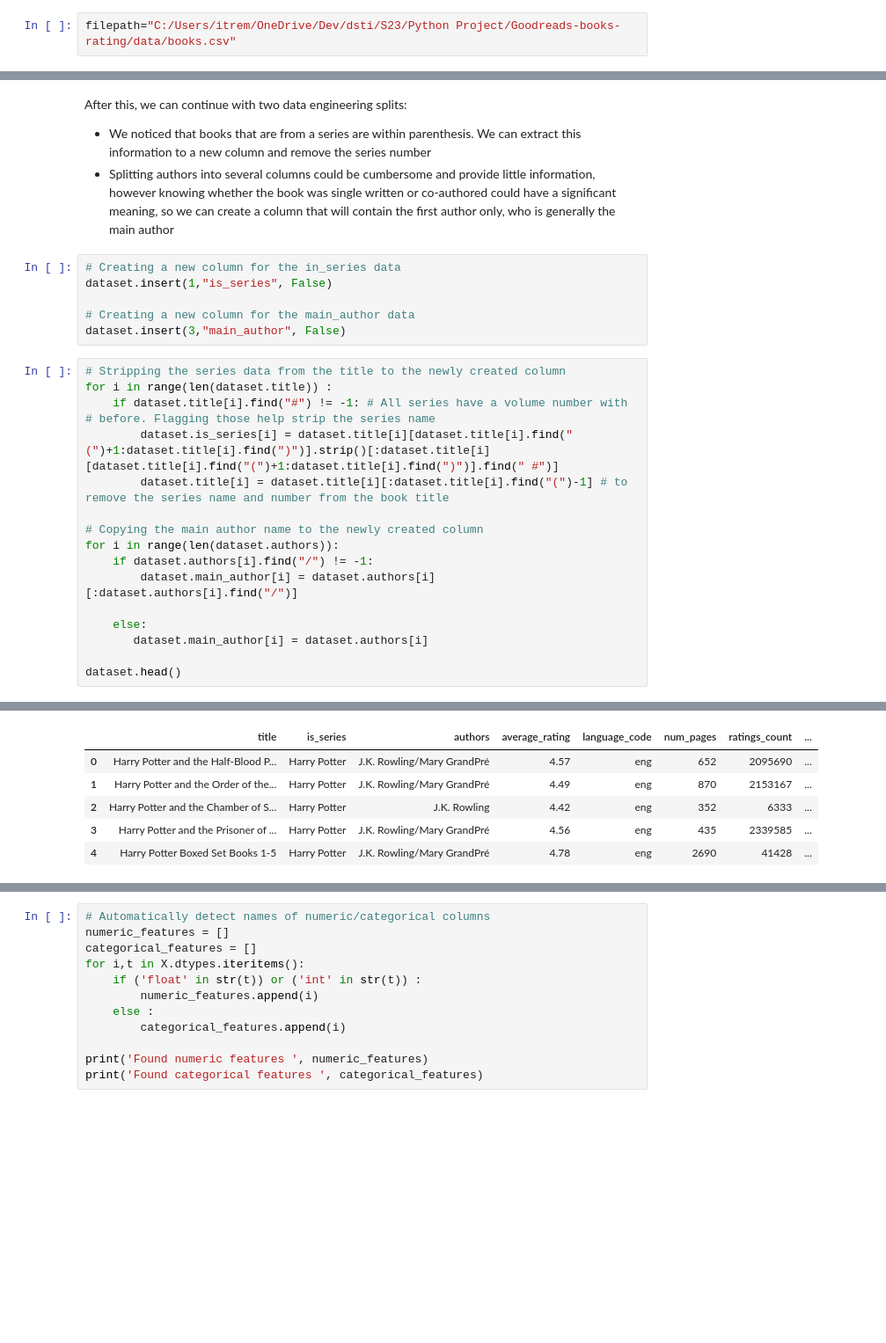
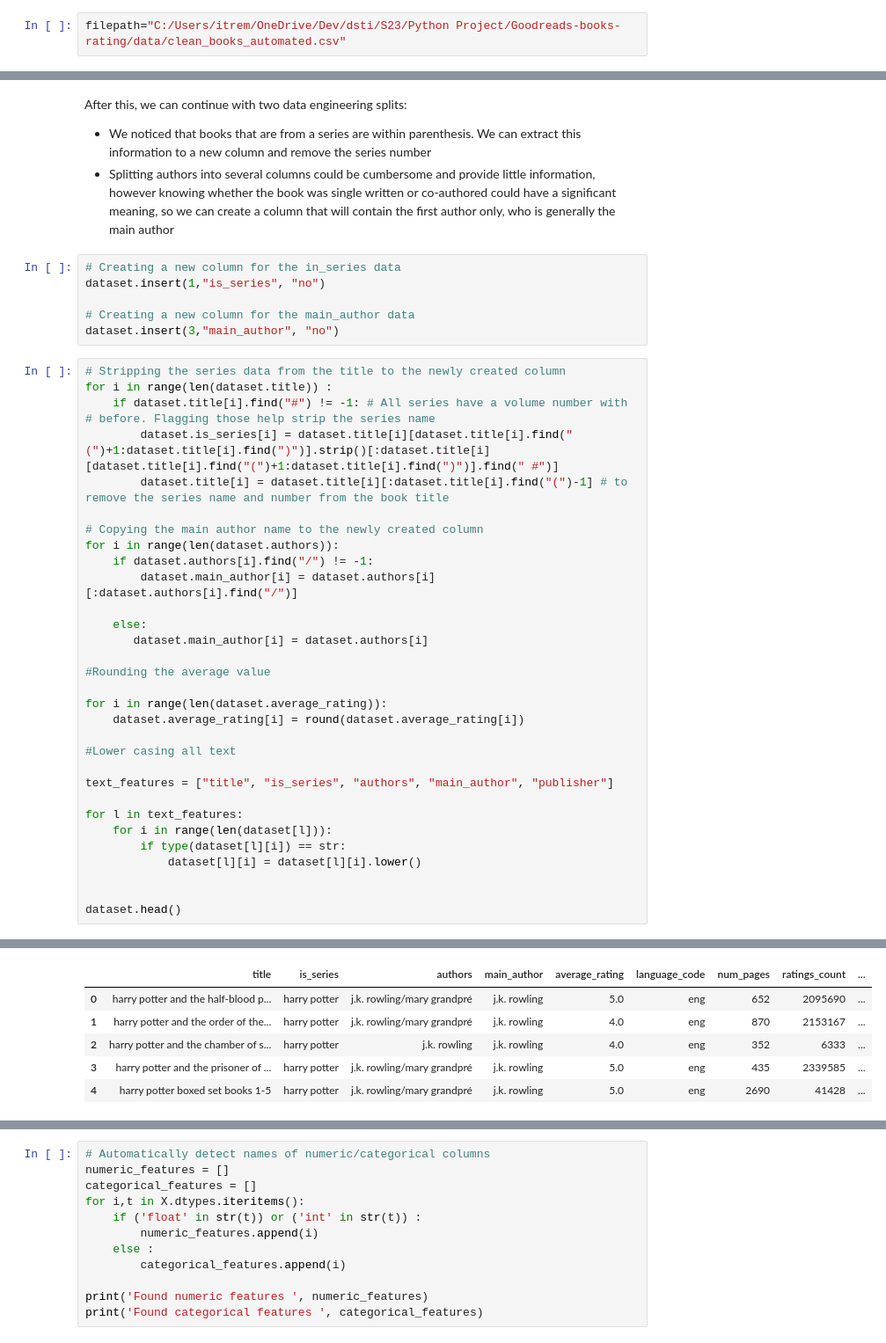
Before and after one commit to SouheilMaatoug/Goodreads-books-rating, a Jupyter notebook: notebooks/ds_workfile_rrd.ipynb, the cells around one changed output, grey strips where cells are left out. Shown: that part at 88% size. Cells and saved outputs as stored; diff of their text form; blank space fills up the shorter version.

Commit message:
(RRD) final Decission Tree file cleaning and model

```diff
--- a/notebooks/ds_workfile_rrd.ipynb
+++ b/notebooks/ds_workfile_rrd.ipynb
@@ -21,7 +22,7 @@ warnings.filterwarnings("ignore", category=DeprecationWarning) # to avoid deprec
 # %% [markdown]
 Using a variable for the filepath to ease location and change if needed
 # %%
-filepath="C:/Users/itrem/OneDrive/Dev/dsti/S23/Python Project/Goodreads-books-rating/data/books.csv"
+filepath="C:/Users/itrem/OneDrive/Dev/dsti/S23/Python Project/Goodreads-books-rating/data/clean_books_automated.csv"
 # %% [markdown]
 Importing CSV with warning for incorrect data import to review whether it will have an impact on the data set information. Only 4 lines were skipped, which given the dataset volume are deprecable
 # %%
@@ -177,10 +177,10 @@ After this, we can continue with two data engineering splits:
 - Splitting authors into several columns could be cumbersome and provide little information, however knowing whether the book was single written or co-authored could have a significant meaning, so we can create a column that will contain the first author only, who is generally the main author
 # %%
 # Creating a new column for the in_series data
-dataset.insert(1,"is_series", False)
+dataset.insert(1,"is_series", "no")
 
 # Creating a new column for the main_author data
-dataset.insert(3,"main_author", False)
+dataset.insert(3,"main_author", "no")
 # %%
 # Stripping the series data from the title to the newly created column
 for i in range(len(dataset.title)) :
@@ -196,6 +196,21 @@ for i in range(len(dataset.authors)):
     else:
        dataset.main_author[i] = dataset.authors[i]
 
+#Rounding the average value
+
+for i in range(len(dataset.average_rating)):
+    dataset.average_rating[i] = round(dataset.average_rating[i])
+
+#Lower casing all text
+
+text_features = ["title", "is_series", "authors", "main_author", "publisher"]
+
+for l in text_features:
+    for i in range(len(dataset[l])):
+        if type(dataset[l][i]) == str:
+            dataset[l][i] = dataset[l][i].lower()
+
+
 dataset.head()
 # %% [output]
 A value is trying to be set on a copy of a slice from a DataFrame
@@ -209,6 +233,6 @@ See the caveats in the documentation: https://pandas.pydata.org/pandas-docs/stab
-|  | title | is_series | authors | average_rating | language_code | num_pages | ratings_count | ... |
-| 0 | Harry Potter and the Half-Blood P... | Harry Potter | J.K. Rowling/Mary GrandPré | 4.57 | eng | 652 | 2095690 | ... |
-| 1 | Harry Potter and the Order of the... | Harry Potter | J.K. Rowling/Mary GrandPré | 4.49 | eng | 870 | 2153167 | ... |
-| 2 | Harry Potter and the Chamber of S... | Harry Potter | J.K. Rowling | 4.42 | eng | 352 | 6333 | ... |
-| 3 | Harry Potter and the Prisoner of ... | Harry Potter | J.K. Rowling/Mary GrandPré | 4.56 | eng | 435 | 2339585 | ... |
-| 4 | Harry Potter Boxed Set Books 1-5 | Harry Potter | J.K. Rowling/Mary GrandPré | 4.78 | eng | 2690 | 41428 | ... |
+|  | title | is_series | authors | main_author | average_rating | language_code | num_pages | ratings_count | ... |
+| 0 | harry potter and the half-blood p... | harry potter | j.k. rowling/mary grandpré | j.k. rowling | 5.0 | eng | 652 | 2095690 | ... |
+| 1 | harry potter and the order of the... | harry potter | j.k. rowling/mary grandpré | j.k. rowling | 4.0 | eng | 870 | 2153167 | ... |
+| 2 | harry potter and the chamber of s... | harry potter | j.k. rowling | j.k. rowling | 4.0 | eng | 352 | 6333 | ... |
+| 3 | harry potter and the prisoner of ... | harry potter | j.k. rowling/mary grandpré | j.k. rowling | 5.0 | eng | 435 | 2339585 | ... |
+| 4 | harry potter boxed set books 1-5 | harry potter | j.k. rowling/mary grandpré | j.k. rowling | 5.0 | eng | 2690 | 41428 | ... |
```
Also changed, not shown: parts of 16 cells of this notebook.
